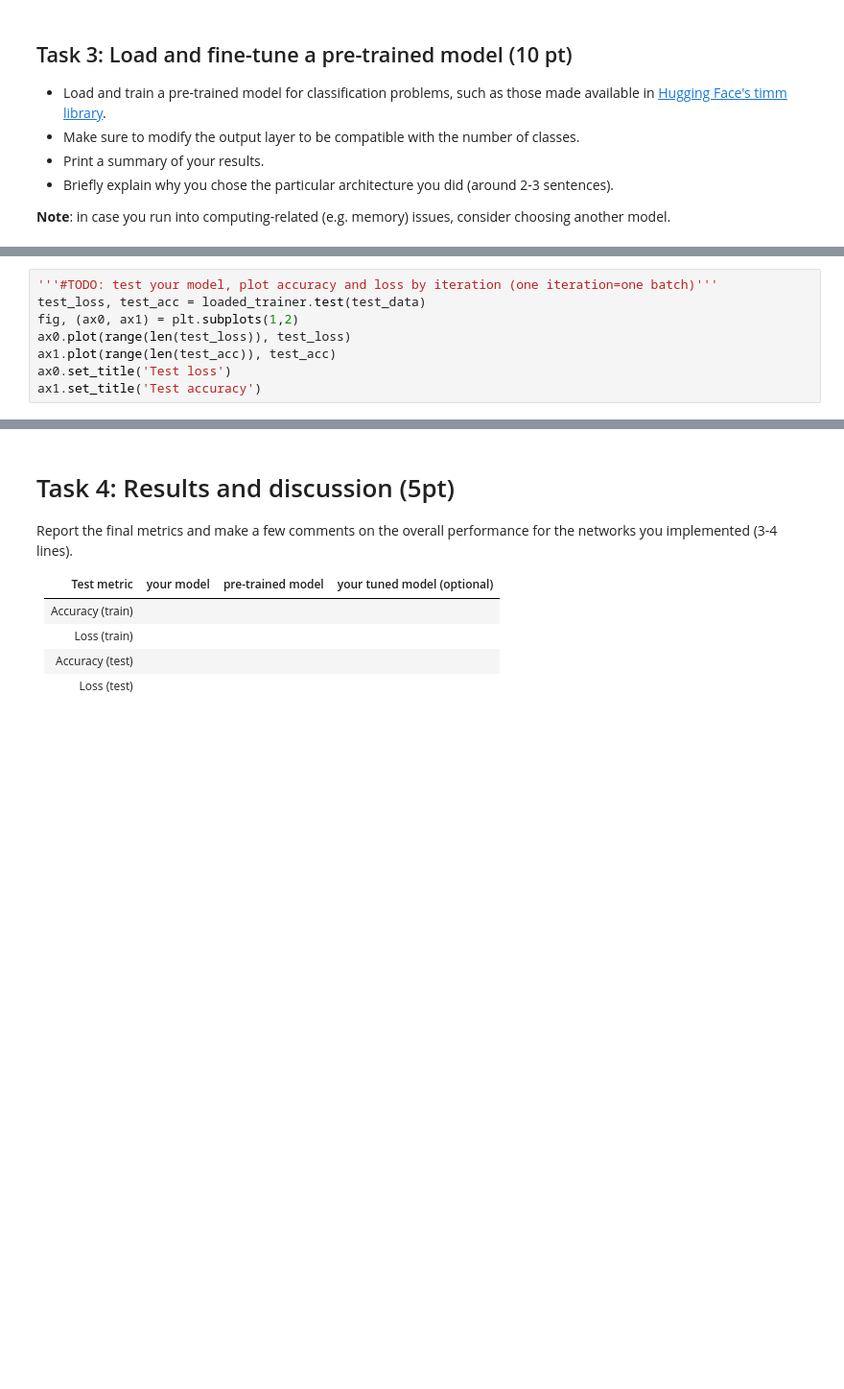
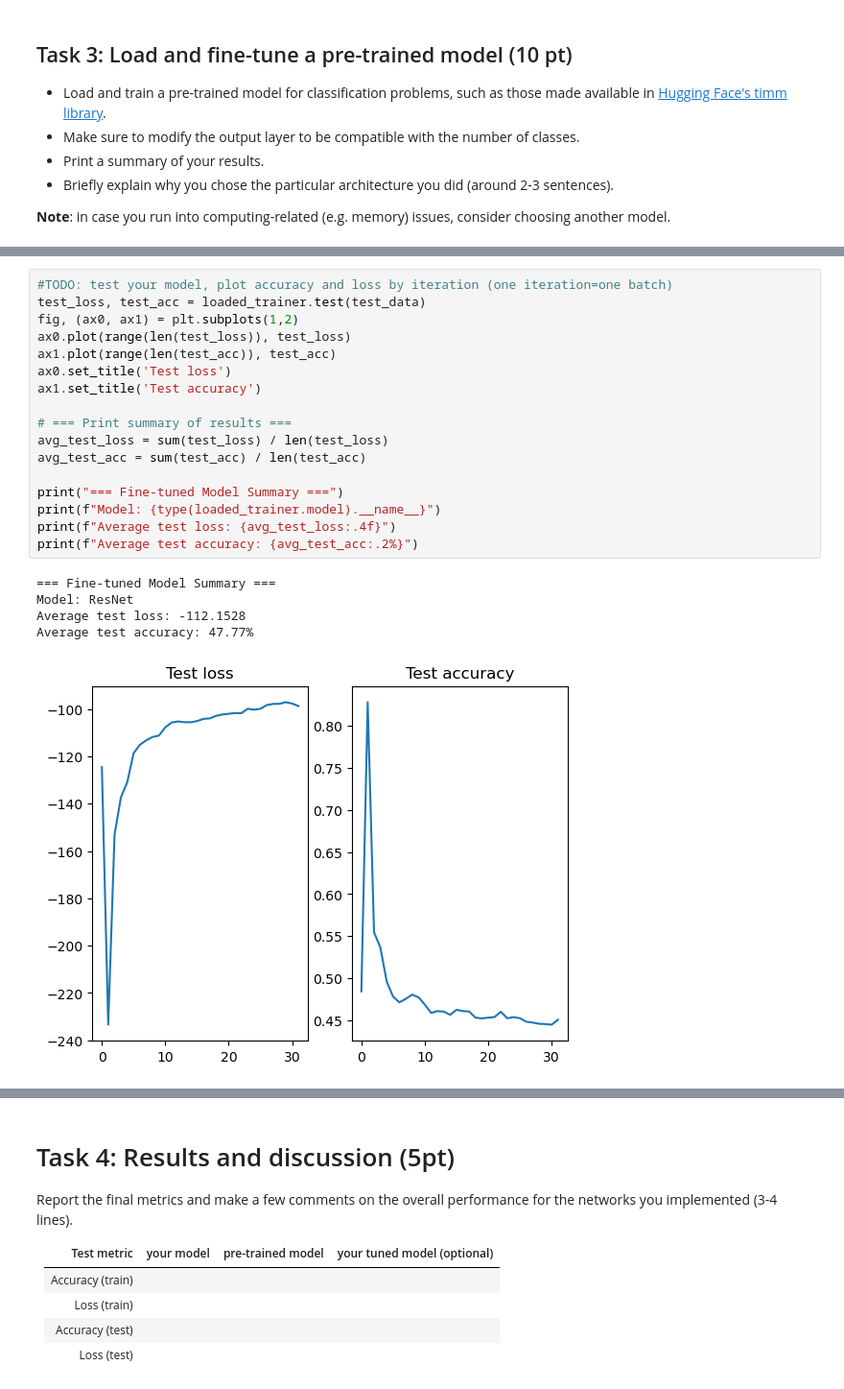
Before and after one commit to hertie-data-science-lab/assignment-2-ps-2-b, a Jupyter notebook: main.ipynb, the cells around one changed output, grey strips where cells are left out. Shown at 96% size. Drawn from its saved outputs; the diff is of its cells as text; blank space fills up the shorter version.

```diff
--- a/main.ipynb
+++ b/main.ipynb
@@ -477,8 +612,23 @@ ax1.set_title('Training accuracy')
 # %%
-'''#TODO: test your model, plot accuracy and loss by iteration (one iteration=one batch)'''
+#TODO: test your model, plot accuracy and loss by iteration (one iteration=one batch)
 test_loss, test_acc = loaded_trainer.test(test_data)
 fig, (ax0, ax1) = plt.subplots(1,2)
 ax0.plot(range(len(test_loss)), test_loss)
 ax1.plot(range(len(test_acc)), test_acc)
 ax0.set_title('Test loss')
 ax1.set_title('Test accuracy')
+
+# === Print summary of results ===
+avg_test_loss = sum(test_loss) / len(test_loss)
+avg_test_acc = sum(test_acc) / len(test_acc)
+
+print("=== Fine-tuned Model Summary ===")
+print(f"Model: {type(loaded_trainer.model).__name__}")
+print(f"Average test loss: {avg_test_loss:.4f}")
+print(f"Average test accuracy: {avg_test_acc:.2%}")
+# %% [output]
+=== Fine-tuned Model Summary ===
+Model: ResNet
+Average test loss: -112.1528
+Average test accuracy: 47.77%
+[figure, added]
```
Also changed, not shown: parts of 7 cells of this notebook.
